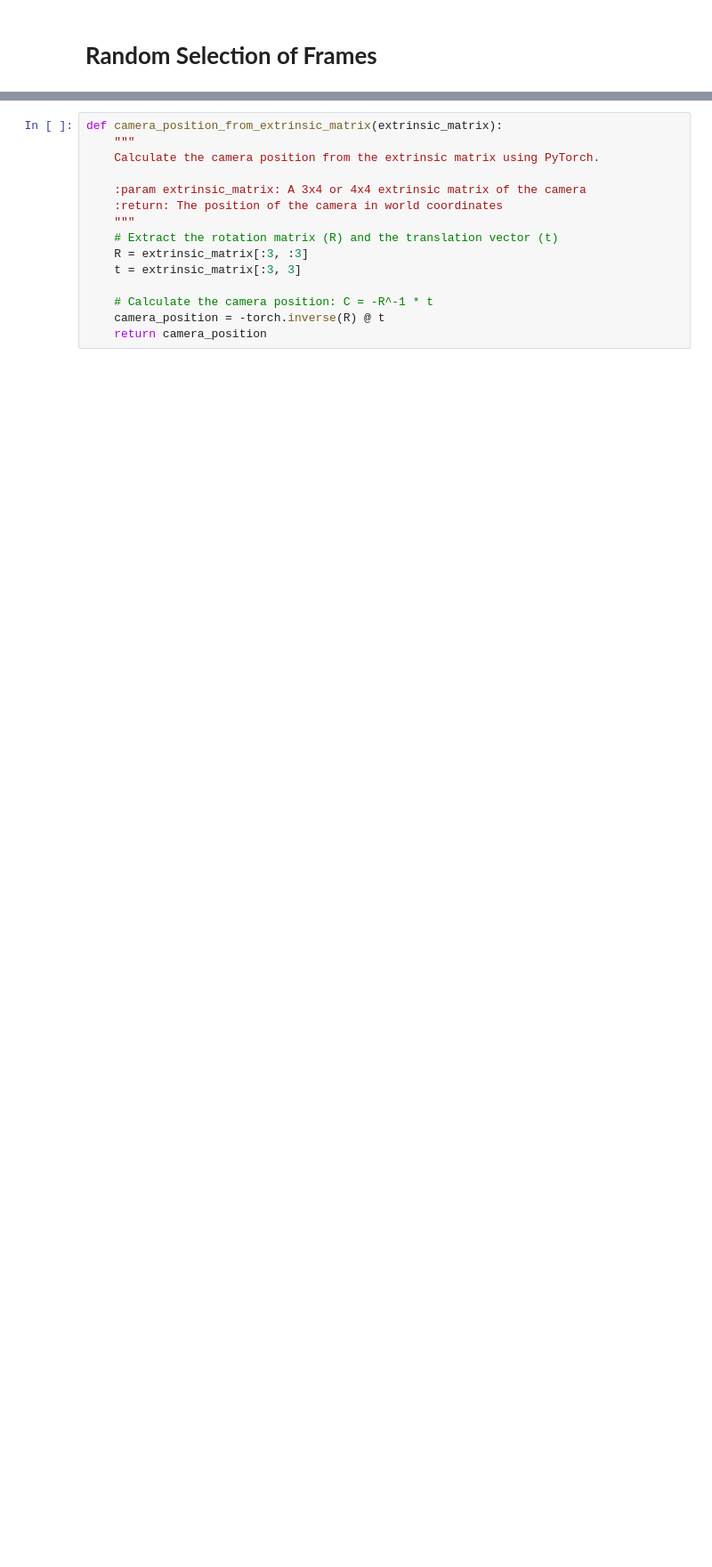
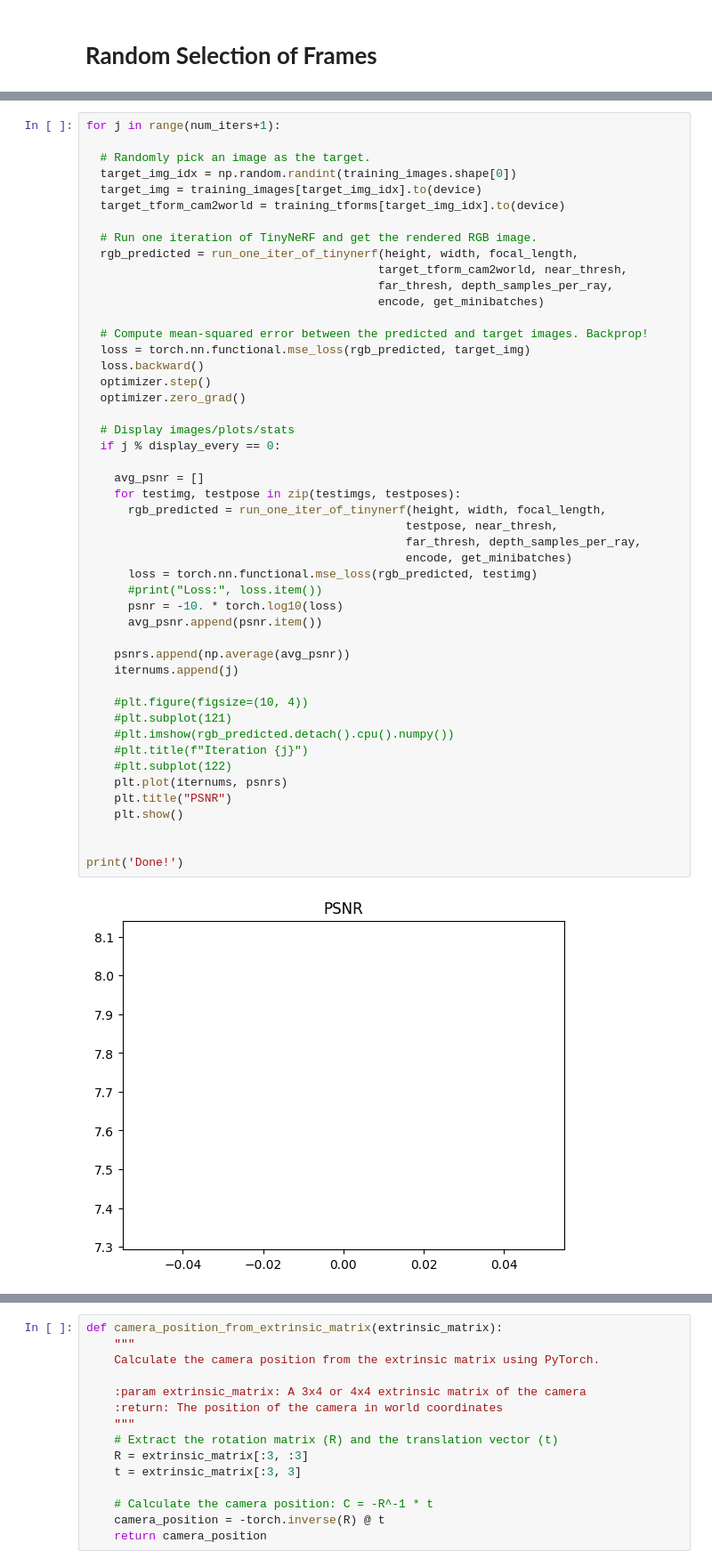
Before and after one commit to mirwisek/frame-selection-activenerf, a Jupyter notebook: tiny_nerf_pytorch_mirwise.ipynb, the cells around one changed output, grey strips where cells are left out. Shown at 89% size. Cells and saved outputs as stored; diff of their text form; blank space fills up the shorter version.

```diff
--- a/tiny_nerf_pytorch_mirwise.ipynb
+++ b/tiny_nerf_pytorch_mirwise.ipynb
@@ -530,0 +517,50 @@ Loss: 0.009251161478459835
+# %%
+for j in range(num_iters+1):
+
+  # Randomly pick an image as the target.
+  target_img_idx = np.random.randint(training_images.shape[0])
+  target_img = training_images[target_img_idx].to(device)
+  target_tform_cam2world = training_tforms[target_img_idx].to(device)
+
+  # Run one iteration of TinyNeRF and get the rendered RGB image.
+  rgb_predicted = run_one_iter_of_tinynerf(height, width, focal_length,
+                                          target_tform_cam2world, near_thresh,
+                                          far_thresh, depth_samples_per_ray,
+                                          encode, get_minibatches)
+
+  # Compute mean-squared error between the predicted and target images. Backprop!
+  loss = torch.nn.functional.mse_loss(rgb_predicted, target_img)
+  loss.backward()
+  optimizer.step()
+  optimizer.zero_grad()
+
+  # Display images/plots/stats
+  if j % display_every == 0:
+
+    avg_psnr = []
+    for testimg, testpose in zip(testimgs, testposes):
+      rgb_predicted = run_one_iter_of_tinynerf(height, width, focal_length,
+                                              testpose, near_thresh,
+                                              far_thresh, depth_samples_per_ray,
+                                              encode, get_minibatches)
+      loss = torch.nn.functional.mse_loss(rgb_predicted, testimg)
+      #print("Loss:", loss.item())
+      psnr = -10. * torch.log10(loss)
+      avg_psnr.append(psnr.item())
+
+    psnrs.append(np.average(avg_psnr))
+    iternums.append(j)
+
+    #plt.figure(figsize=(10, 4))
+    #plt.subplot(121)
+    #plt.imshow(rgb_predicted.detach().cpu().numpy())
+    #plt.title(f"Iteration {j}")
+    #plt.subplot(122)
+    plt.plot(iternums, psnrs)
+    plt.title("PSNR")
+    plt.show()
+
+
+print('Done!')
+# %% [output]
+[figure, added]
```
Also changed, not shown: parts of 38 cells of this notebook.
